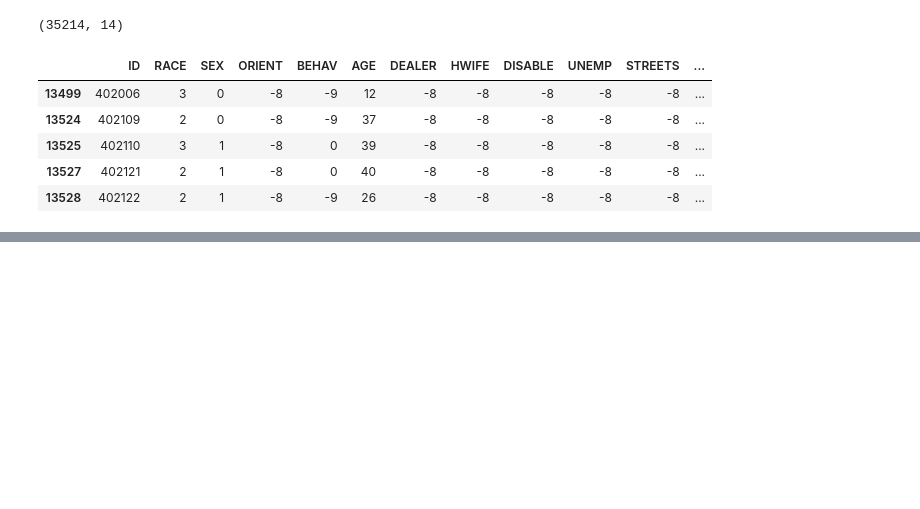
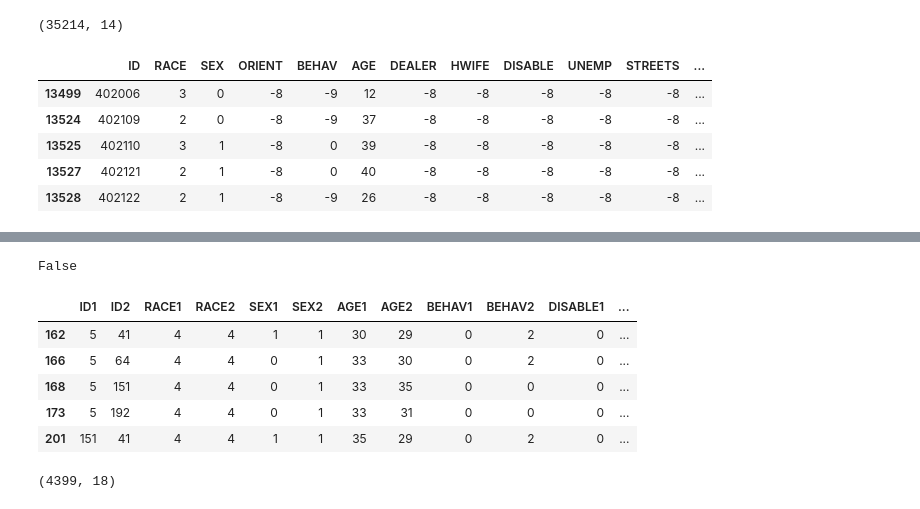
Before and after one commit to MSWinds/HIV-SNA-1988-2001, a Jupyter notebook: preview.ipynb, the cells around one changed output, grey strips where cells are left out. Drawn from its saved outputs; the diff is of its cells as text; code cells hidden in the pictures; blank space fills up the shorter version.

```diff
--- a/preview.ipynb
+++ b/preview.ipynb
@@ -337,0 +421,22 @@ df_nodes.to_csv('nodes.csv', index=False)
+# %%
+# Drop the rows with at least one -8 or -9 value in df_filtered3
+mask3 = (df_filtered3 == -8) | (df_filtered3 == -9)
+df_filtered3_cleaned = df_filtered3.loc[~mask3.any(axis=1)]
+
+# Check if the cleaned DataFrame contains any -8 or -9 values
+contains_out_of_domain = ((df_filtered3_cleaned == -8) | (df_filtered3_cleaned == -9)).any().any()
+
+
+print(contains_out_of_domain)
+# %% [output]
+False
+# %%
+display(df_filtered3_cleaned.head(), df_filtered3_cleaned.shape)
+# %% [output]
+|  | ID1 | ID2 | RACE1 | RACE2 | SEX1 | SEX2 | AGE1 | AGE2 | BEHAV1 | BEHAV2 | DISABLE1 | ... |
+| 162 | 5 | 41 | 4 | 4 | 1 | 1 | 30 | 29 | 0 | 2 | 0 | ... |
+| 166 | 5 | 64 | 4 | 4 | 0 | 1 | 33 | 30 | 0 | 2 | 0 | ... |
+| 168 | 5 | 151 | 4 | 4 | 0 | 1 | 33 | 35 | 0 | 0 | 0 | ... |
+| 173 | 5 | 192 | 4 | 4 | 0 | 1 | 33 | 31 | 0 | 0 | 0 | ... |
+| 201 | 151 | 41 | 4 | 4 | 1 | 1 | 35 | 29 | 0 | 2 | 0 | ... |
+(4399, 18)
```
Also changed, not shown: parts of 18 cells of this notebook, 1 other file.
